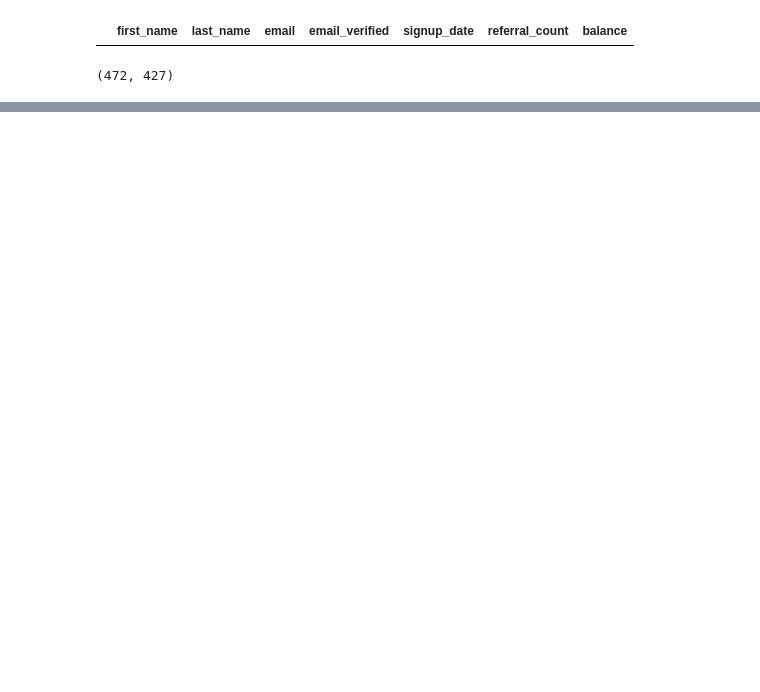
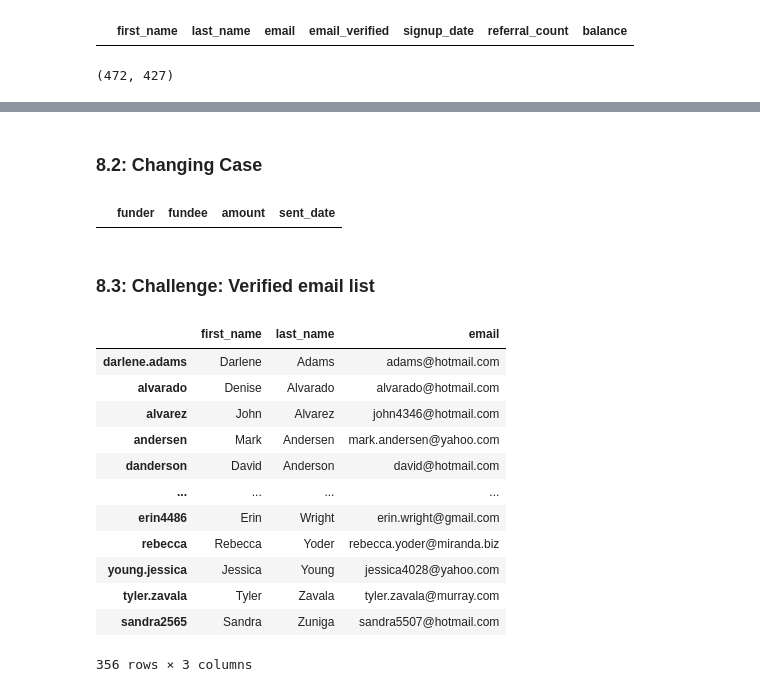
Before and after one commit to Crossroadsman/python-notes, a Jupyter notebook: libraries/pandas/Pandas.ipynb, the cells around one changed output, grey strips where cells are left out. Drawn from its saved outputs; the diff is of its cells as text; code cells hidden in the pictures; blank space fills up the shorter version.

```diff
--- a/libraries/pandas/Pandas.ipynb
+++ b/libraries/pandas/Pandas.ipynb
@@ -1122,0 +1208,45 @@ users_with_last_names = users.dropna()
+# %% [markdown]
+<a id="8.2"> </a>
+### 8.2: Changing Case ###
+# %%
+# Update the specific rows of the fundee column where the text is uppercase
+corrupted_transactions.loc[corrupted_transactions.fundee.str.isupper(), 'fundee'] = corrupted_transactions.fundee.str.lower()
+
+# Verify we got them
+corrupted_transactions[corrupted_transactions.fundee.str.isupper()]
+# %% [output]
+|  | funder | fundee | amount | sent_date |
+# %% [markdown]
+<a id="8.3"> </a>
+### 8.3: Challenge: Verified email list ###
+# %%
+# TODO: Narrow list to those that have email verified.
+#  The only columns should be first, last and email
+email_list = users[:]
+email_verified_mask = email_list.email_verified
+email_list = email_list[email_verified_mask]
+email_list = email_list.loc[:,'first_name':'email']
+
+# TODO: Remove any rows missing last names
+email_list.dropna(subset=['last_name'], inplace=True)
+
+# TODO: Ensure that the first names are the proper case
+email_list.first_name = email_list.first_name.str.title()
+
+email_list.sort_values(by=["last_name", "first_name"], ascending=True, inplace=True)
+# Return the new sorted DataFrame..last name then first name ascending
+email_list
+# %% [output]
+|  | first_name | last_name | email |
+| darlene.adams | Darlene | Adams | adams@hotmail.com |
+| alvarado | Denise | Alvarado | alvarado@hotmail.com |
+| alvarez | John | Alvarez | john4346@hotmail.com |
+| andersen | Mark | Andersen | mark.andersen@yahoo.com |
+| danderson | David | Anderson | david@hotmail.com |
+| ... | ... | ... | ... |
+| erin4486 | Erin | Wright | erin.wright@gmail.com |
+| rebecca | Rebecca | Yoder | rebecca.yoder@miranda.biz |
+| young.jessica | Jessica | Young | jessica4028@yahoo.com |
+| tyler.zavala | Tyler | Zavala | tyler.zavala@murray.com |
+| sandra2565 | Sandra | Zuniga | sandra5507@hotmail.com |
+356 rows × 3 columns
```
Also changed, not shown: parts of 13 cells of this notebook.
